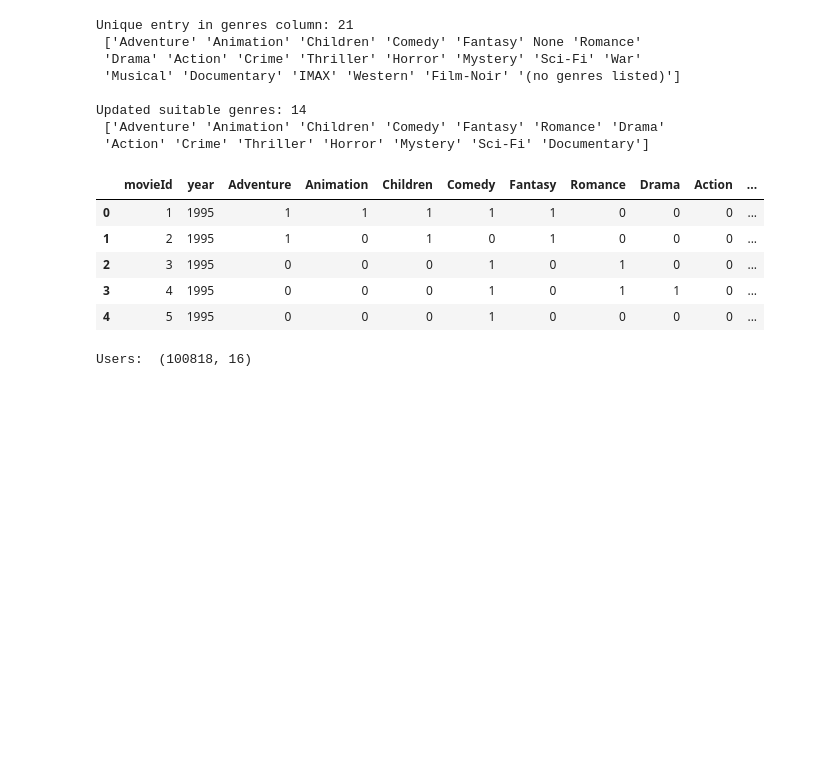
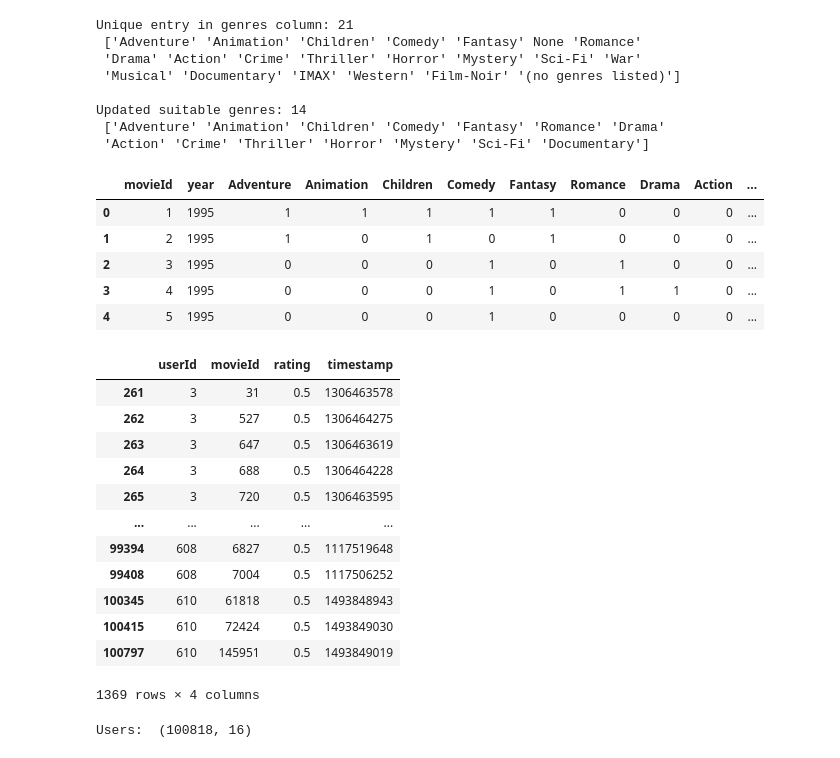
Before and after one commit to AmitAaranya/movie-recommendation-system, a Jupyter notebook: explore.ipynb, the cells around one changed output. Saved outputs shown, nothing was run; the diff lists cells and outputs as text; code cells hidden in the pictures; blank space fills up the shorter version.

```diff
--- a/explore.ipynb
+++ b/explore.ipynb
@@ -75,6 +75,22 @@ Updated suitable genres: 14
 | 2 | 3 | 1995 | 0 | 0 | 0 | 1 | 0 | 1 | 0 | 0 | ... |
 | 3 | 4 | 1995 | 0 | 0 | 0 | 1 | 0 | 1 | 1 | 0 | ... |
 | 4 | 5 | 1995 | 0 | 0 | 0 | 1 | 0 | 0 | 0 | 0 | ... |
+# %%
+ratings[ratings['rating']<1]
+# %% [output]
+|  | userId | movieId | rating | timestamp |
+| 261 | 3 | 31 | 0.5 | 1306463578 |
+| 262 | 3 | 527 | 0.5 | 1306464275 |
+| 263 | 3 | 647 | 0.5 | 1306463619 |
+| 264 | 3 | 688 | 0.5 | 1306464228 |
+| 265 | 3 | 720 | 0.5 | 1306463595 |
+| ... | ... | ... | ... | ... |
+| 99394 | 608 | 6827 | 0.5 | 1117519648 |
+| 99408 | 608 | 7004 | 0.5 | 1117506252 |
+| 100345 | 610 | 61818 | 0.5 | 1493848943 |
+| 100415 | 610 | 72424 | 0.5 | 1493849030 |
+| 100797 | 610 | 145951 | 0.5 | 1493849019 |
+1369 rows × 4 columns
 # %%
 # x_movies[x_movies.isnull().any(axis=1)] # Checking Null Value (Year Column having some NuLL value)
 
```
Also changed, not shown: parts of 16 cells of this notebook, 11 other files.
